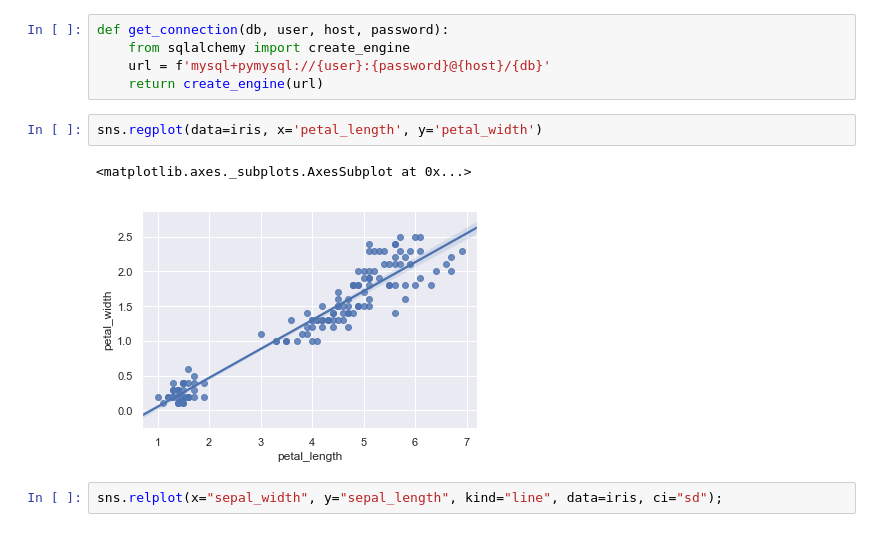
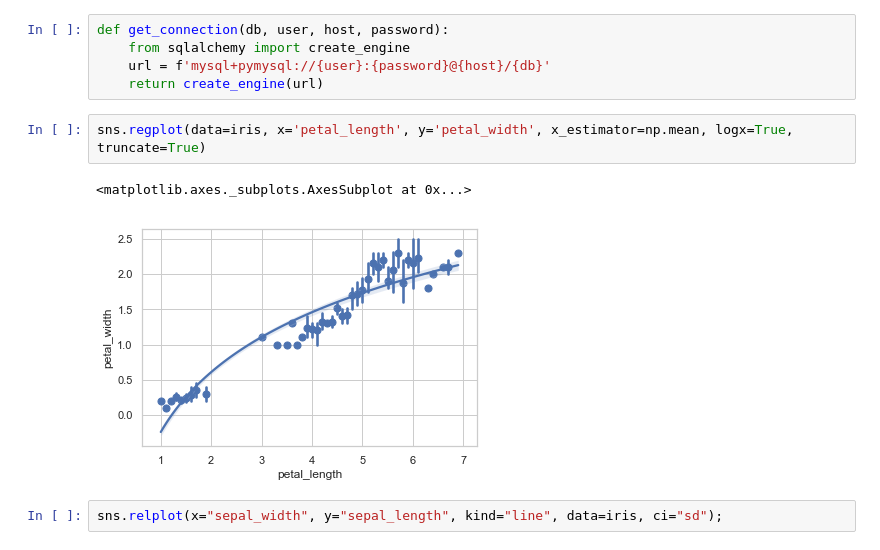
Before and after one commit to escalante-eric/python-exercises, a Jupyter notebook: 4.9_seaborn_exercises.ipynb, the cells around one changed output. Cells and saved outputs as stored; diff of their text form.

```diff
--- a/4.9_seaborn_exercises.ipynb
+++ b/4.9_seaborn_exercises.ipynb
@@ -38,10 +38,10 @@ def get_connection(db, user, host, password):
     url = f'mysql+pymysql://{user}:{password}@{host}/{db}'
     return create_engine(url)
 # %%
-sns.regplot(data=iris, x='petal_length', y='petal_width')
+sns.regplot(data=iris, x='petal_length', y='petal_width', x_estimator=np.mean, logx=True, truncate=True)
 # %% [output]
 <matplotlib.axes._subplots.AxesSubplot at 0x...>
-[figure, old version]
+[figure, new version]
 # %%
 sns.relplot(x="sepal_width", y="sepal_length", kind="line", data=iris, ci="sd");
 # %% [output]
```
Also changed, not shown: parts of 8 cells of this notebook.
